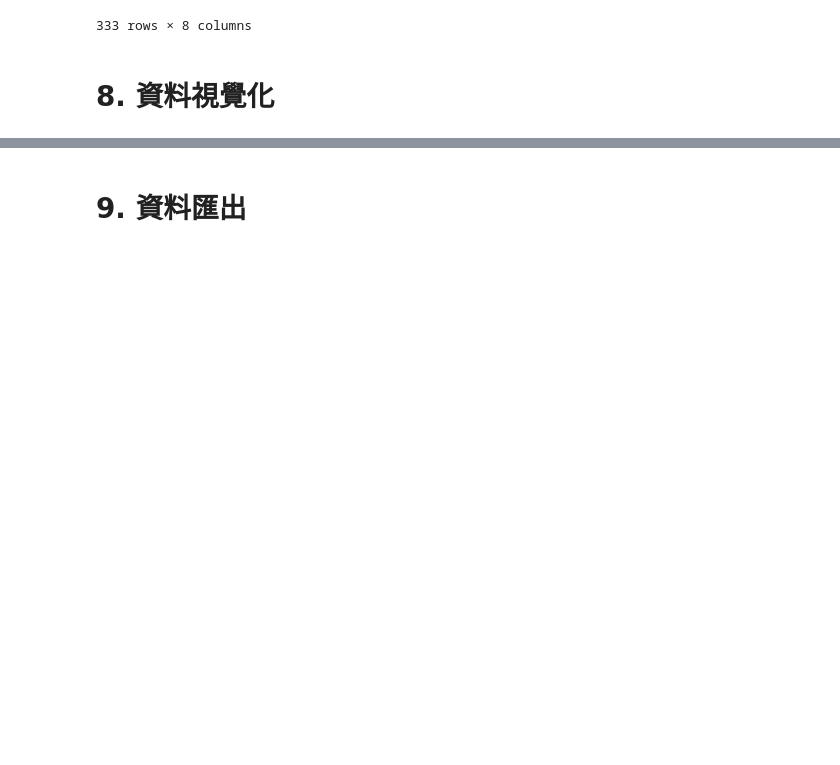
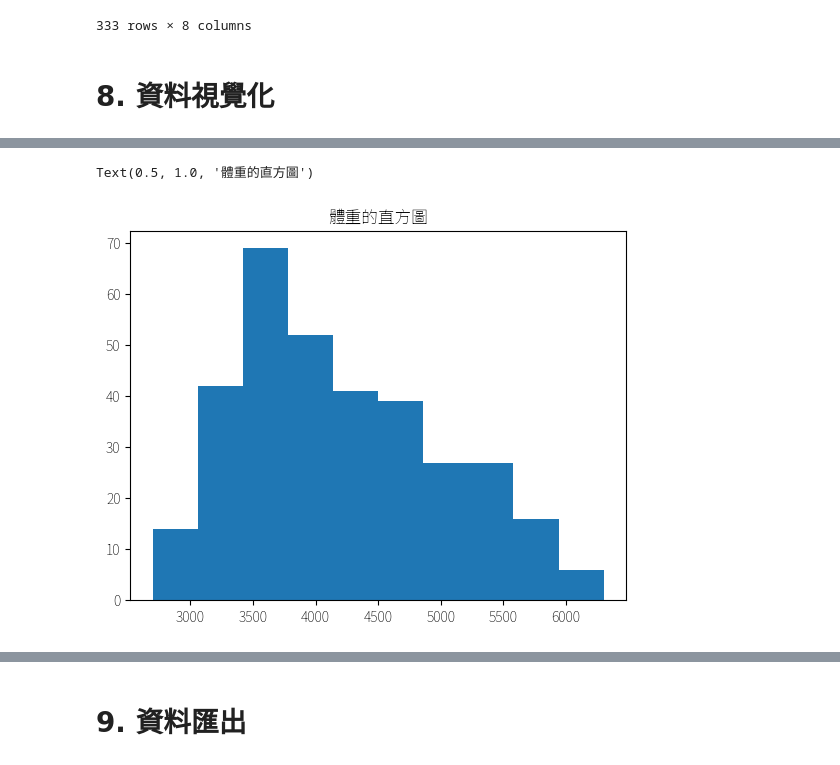
Before and after one commit to Alexchen666/Data-Analysis-101, a Jupyter notebook: pandas.ipynb, the cells around one changed output, grey strips where cells are left out. Cells and saved outputs as stored; diff of their text form; code cells hidden in the pictures; blank space fills up the shorter version.

```diff
--- a/pandas.ipynb
+++ b/pandas.ipynb
@@ -530,0 +590,6 @@ array([[<Axes: title={'center': 'Body Mass (g)'}>]], dtype=object)
+# %%
+plt.hist(df['Body Mass (g)'])
+plt.title('體重的直方圖')
+# %% [output]
+Text(0.5, 1.0, '體重的直方圖')
+[figure, added]
```
Also changed, not shown: parts of 49 cells of this notebook, 1 other file.
